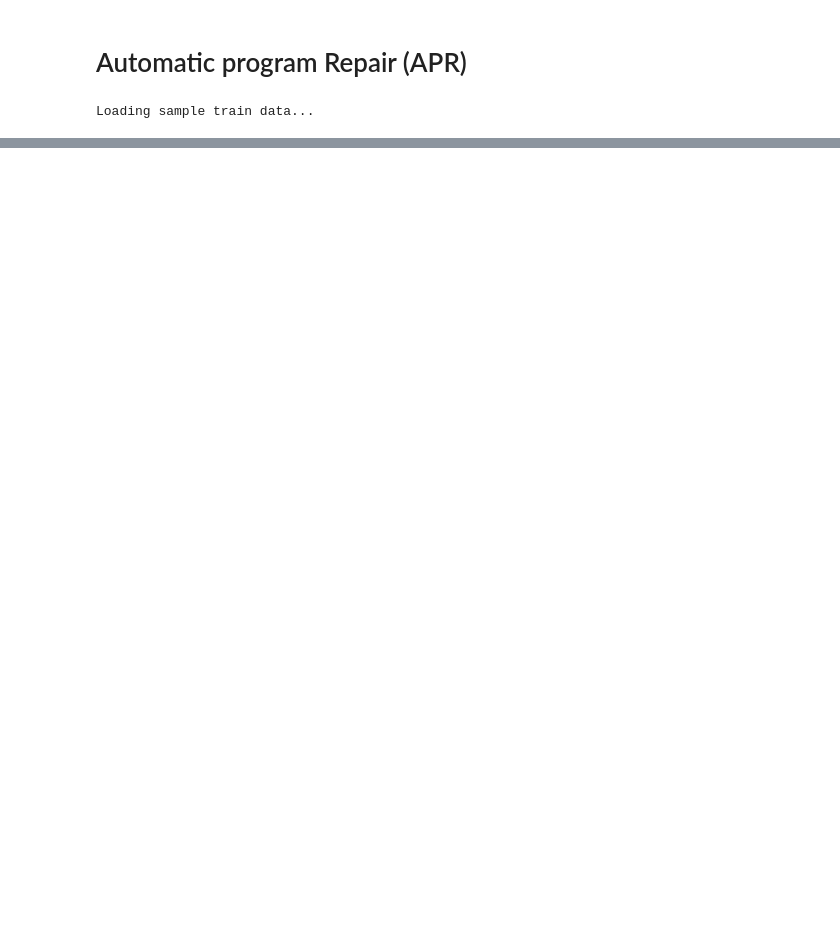
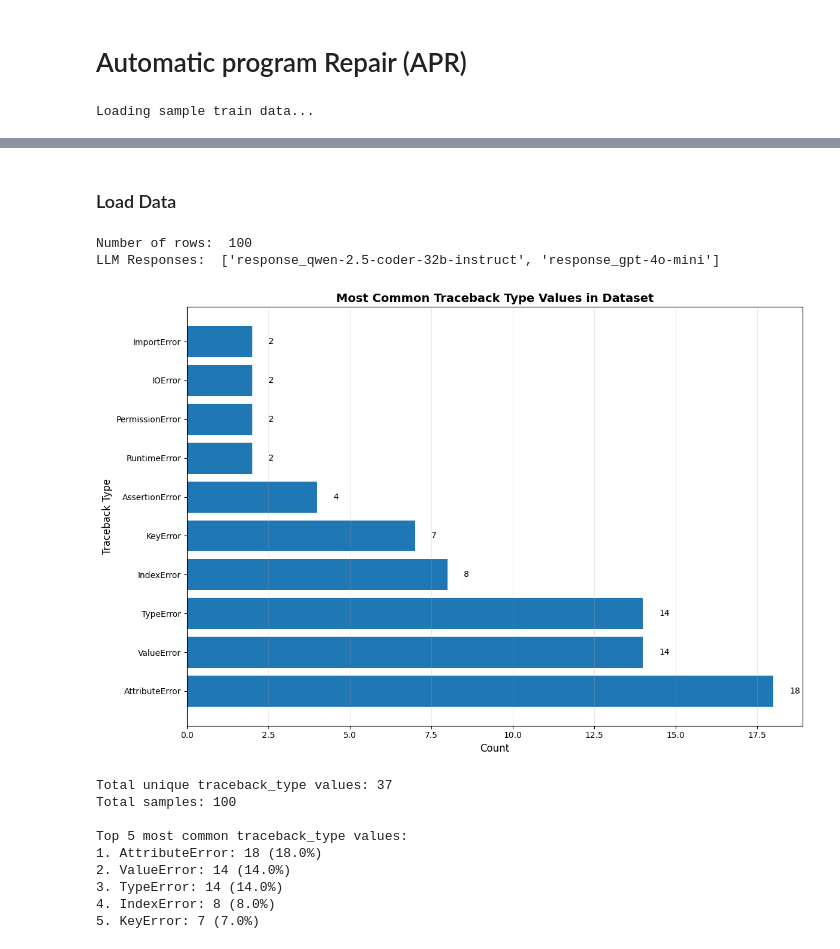
Before and after one commit to FernandoZanchitta/BugDetectiveAI, a Jupyter notebook: Bugdetectiveai/scr/notebooks/chat.ipynb, the cells around one changed output, grey strips where cells are left out. Cells and saved outputs as stored; diff of their text form; code cells hidden in the pictures; blank space fills up the shorter version.

```diff
--- a/Bugdetectiveai/scr/notebooks/chat.ipynb
+++ b/Bugdetectiveai/scr/notebooks/chat.ipynb
@@ -304,0 +71,9 @@ def compare_groundtruth_vs_corrected_histograms(groundtruth_codes, corrected_cod
+# %% [markdown]
+### Load Data
+# %%
+sample_data = load_data("data_20250706_152806.pkl")
+print("Number of rows: ", len(sample_data))
+print("LLM Responses: ", [column for column in sample_data.columns if "response" in column])
+# %% [output]
+Number of rows:  100
+LLM Responses:  ['response_qwen-2.5-coder-32b-instruct', 'response_gpt-4o-mini']
@@ -304,0 +82,13 @@ def compare_groundtruth_vs_corrected_histograms(groundtruth_codes, corrected_cod
+# %%
+plot_column_distribution(sample_data, 'traceback_type')
+# %% [output]
+[figure, added]
+Total unique traceback_type values: 37
+Total samples: 100
+
+Top 5 most common traceback_type values:
+1. AttributeError: 18 (18.0%)
+2. ValueError: 14 (14.0%)
+3. TypeError: 14 (14.0%)
+4. IndexError: 8 (8.0%)
+5. KeyError: 7 (7.0%)
```
Also changed, not shown: parts of 27 cells of this notebook, 3 other files.
